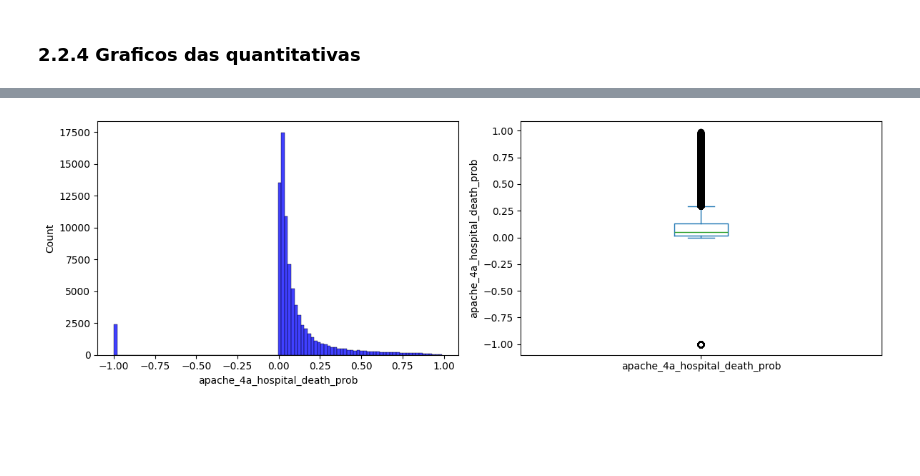
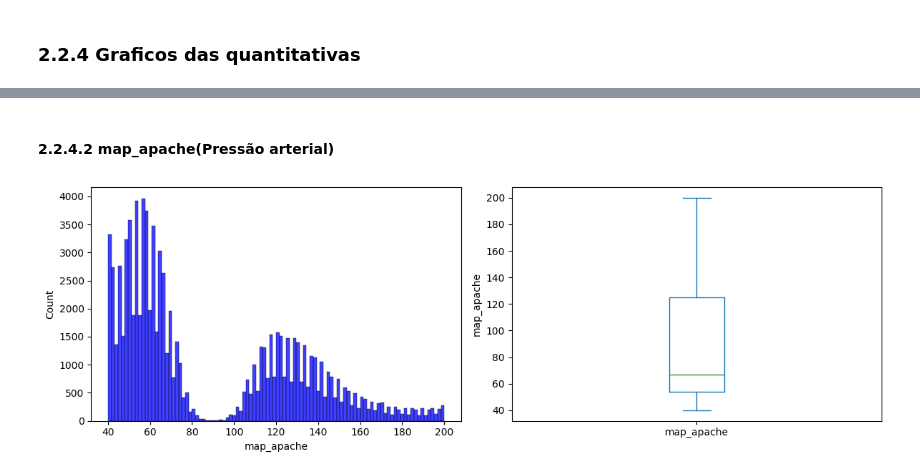
Before and after one commit to kaioreidela/Death_Prediction_in_ICU, a Jupyter notebook: estatistica_real.ipynb, the cells around one changed output, grey strips where cells are left out. Saved outputs shown, nothing was run; the diff lists cells and outputs as text; code cells hidden in the pictures; blank space fills up the shorter version.

```diff
--- a/estatistica_real.ipynb
+++ b/estatistica_real.ipynb
@@ -230,4 +328,6 @@ histograma("apache_4a_icu_death_prob",dados)
+# %% [markdown]
+#### 2.2.4.2 map_apache(Pressão arterial)
 # %%
-histograma("apache_4a_hospital_death_prob",dados)
+histograma("map_apache",dados)
 # %% [output]
-[figure, old version]
+[figure, new version]
```
Also changed, not shown: parts of 31 cells of this notebook.
